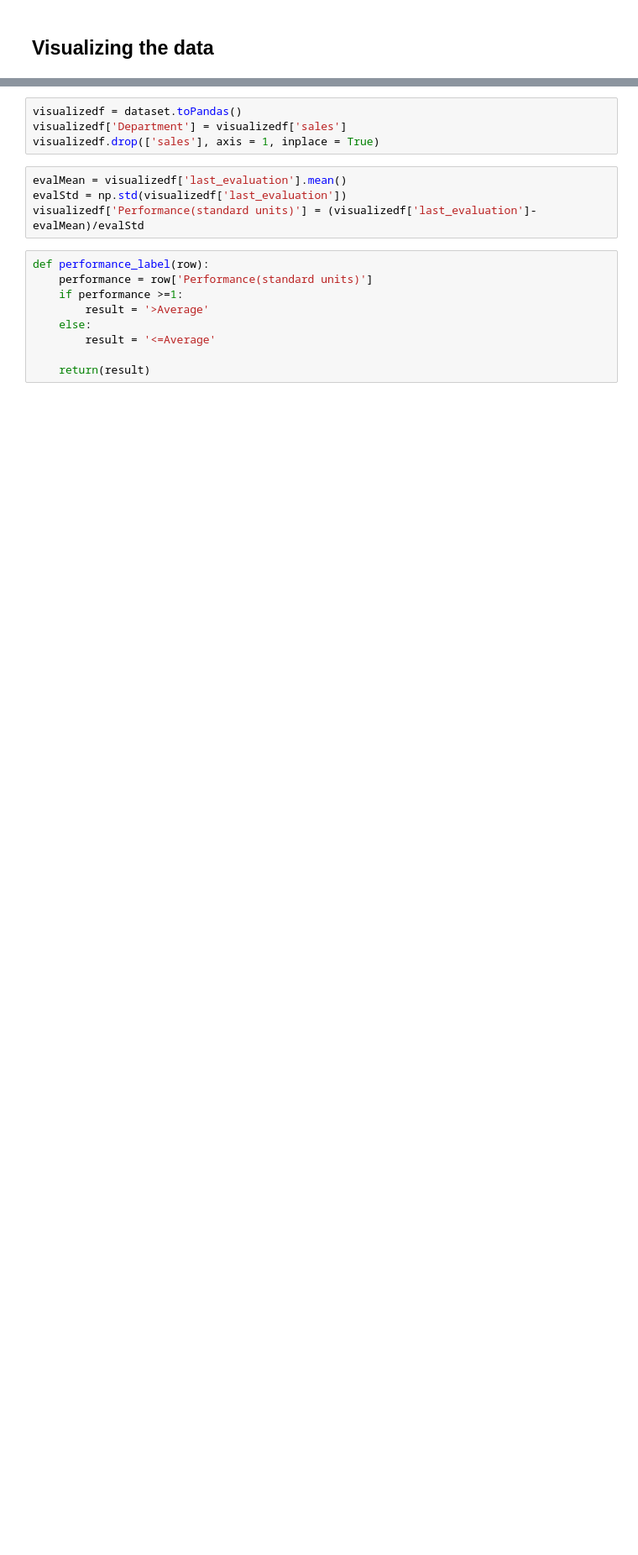
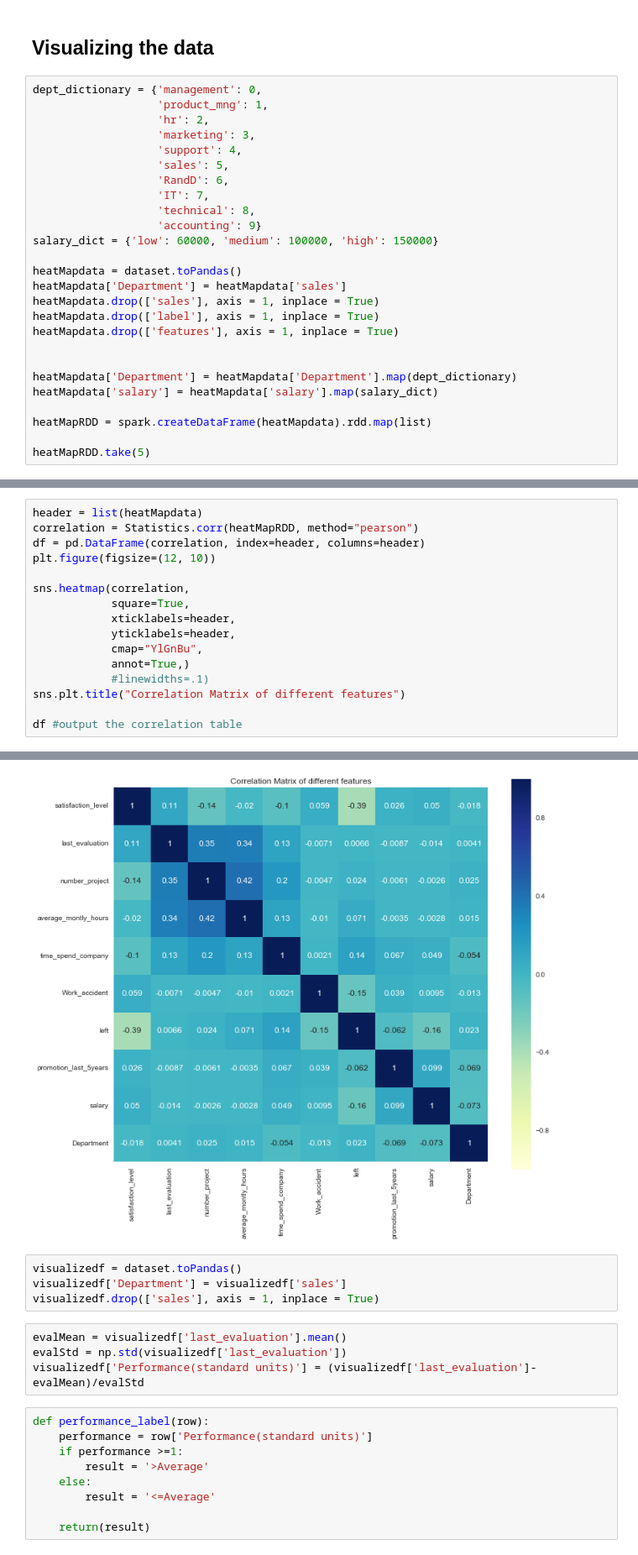
Before and after one commit to kkgoswami/humanResourceAnalytics, a Jupyter notebook: spark2.ipynb, the cells around one changed output, grey strips where cells are left out. Shown at 84% size. Drawn from its saved outputs; the diff is of its cells as text; blank space fills up the shorter version.

Commit message:
heatmap

```diff
--- a/spark2.ipynb
+++ b/spark2.ipynb
@@ -73,3 +75,29 @@ dataset.show()
 only showing top 20 rows
 # %% [markdown]
 ## Visualizing the data
+# %%
+dept_dictionary = {'management': 0,
+                   'product_mng': 1,
+                   'hr': 2,
+                   'marketing': 3,
+                   'support': 4,
+                   'sales': 5,
+                   'RandD': 6,
+                   'IT': 7,
+                   'technical': 8,
+                   'accounting': 9}
+salary_dict = {'low': 60000, 'medium': 100000, 'high': 150000}
+
+heatMapdata = dataset.toPandas()
+heatMapdata['Department'] = heatMapdata['sales']
+heatMapdata.drop(['sales'], axis = 1, inplace = True)
+heatMapdata.drop(['label'], axis = 1, inplace = True)
+heatMapdata.drop(['features'], axis = 1, inplace = True)
+
+
+heatMapdata['Department'] = heatMapdata['Department'].map(dept_dictionary)
+heatMapdata['salary'] = heatMapdata['salary'].map(salary_dict)
+
+heatMapRDD = spark.createDataFrame(heatMapdata).rdd.map(list)
+
+heatMapRDD.take(5)
@@ -75,0 +110,17 @@ only showing top 20 rows
+# %%
+header = list(heatMapdata)
+correlation = Statistics.corr(heatMapRDD, method="pearson")
+df = pd.DataFrame(correlation, index=header, columns=header)
+plt.figure(figsize=(12, 10))
+
+sns.heatmap(correlation,
+            square=True,
+            xticklabels=header,
+            yticklabels=header,
+            cmap="YlGnBu",
+            annot=True,)
+            #linewidths=.1)
+sns.plt.title("Correlation Matrix of different features")
+
+df #output the correlation table
+# %% [output]
@@ -76,3 +138,4 @@ only showing top 20 rows
+[figure, added]
 # %%
 visualizedf = dataset.toPandas()
 visualizedf['Department'] = visualizedf['sales']
```
Also changed, not shown: parts of 15 cells of this notebook.
